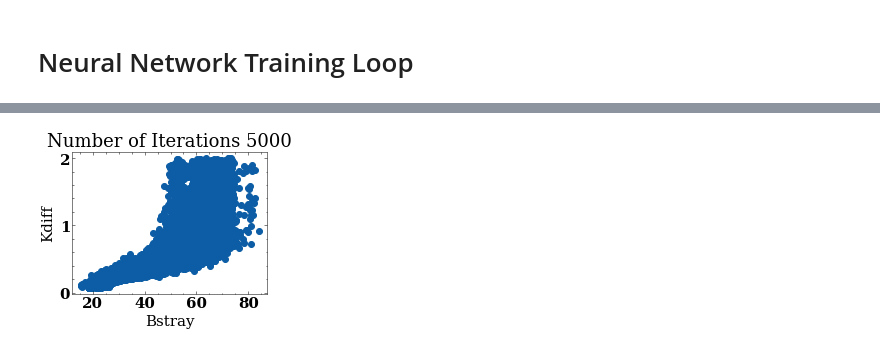
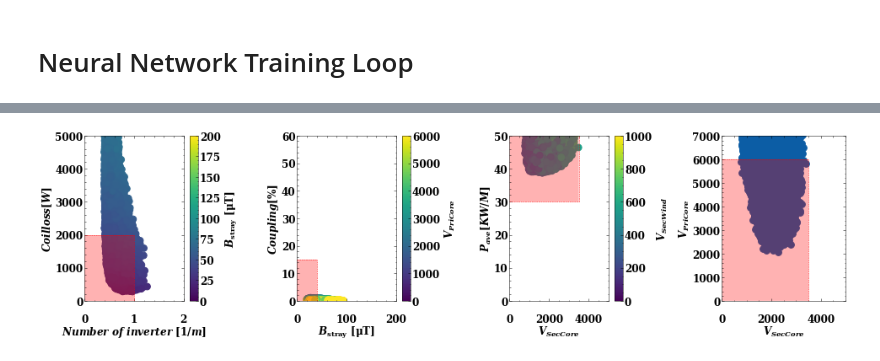
Before and after one commit to ShahidOni/Optimizer, a Jupyter notebook: optimization_eng.ipynb, the cells around one changed output, grey strips where cells are left out. Cells and saved outputs as stored; diff of their text form; code cells hidden in the pictures.

Commit message:
Graphs added

```diff
--- a/optimization_eng.ipynb
+++ b/optimization_eng.ipynb
@@ -548,11 +663,23 @@ tensor([4194.4614, 4843.8306, 3906.9897,  ..., 2615.3823, 5568.9810,
+# %%
+def accepted_solution(**kwargs):
+  kdiff = kwargs["kdiff"]
+  pave = kwargs["pave"]/1000
+  coilloss = kwargs["coilloss"]
+  bstray = kwargs["bstray"]
+  vpricore = kwargs["vpricore"]
+  vsecwind = kwargs["vsecwind"]
+  n_inv = kwargs["n_inv"]
+  vseccore = kwargs["vseccore"]
+  count = 0
+  for i in range(len(kdiff)):
+    if n_inv[i] < 1 and coilloss[i] < 2000 and bstray[i] < 40 and \
+    kdiff[i] < 50 and vseccore[i] < 1500 and pave[i] > 30000 \
+    and vpricore[i] < 6000 and vsecwind[i] < 750:
+      count += 1
+  return count
 # %% [markdown]
 # Neural Network Training Loop
 # %%
-p_front_x = []
-p_front_y = []
-pareto_bstray_points = []
-pareto_kdiff_points = []
-
 kdiffs = []
 bstrays = []
 paves = []
@@ -560,11 +687,12 @@ coil_losses = []
 vpricores = []
 number_of_inverters_list = []
 vsec_cores = []
+accepted_solutions = []
 
 i=0
 combined_losses = []
 
-for epoch in range(5001):
+for epoch in range(2001):
     # Clear old gradients in the GP model
     for param in gp_model.parameters():
         param.grad = None
@@ -602,17 +730,33 @@ for epoch in range(5001):
     # Calculate losses
     kdiff = kdiff_loss(k_parameters)
     bstray = bstray_loss(k_parameters, l_parameters, b_parameters, extra_parameters)
-
     coilloss,pave = coil_loss_and_power_average(k_parameters, l_parameters, b_parameters, extra_parameters)
 
-    if epoch%500 == 0:
-      plt.close()
-      plt.scatter(bstray.detach().cpu(), kdiff.detach().cpu())
-      plt.title("Number of Iterations " + str(epoch))
-      plt.xlabel("Bstray")
-      plt.ylabel("Kdiff")
-      plt.savefig("images/"+str(i)+".png")
-      i+=1
+    kwargs = {}
+
+    kwargs["kdiff"] = kdiff.clone().detach().cpu().numpy()
+    kwargs["pave"] = pave.clone().detach().cpu().numpy()
+    kwargs["coilloss"] = coilloss.clone().detach().cpu().numpy()
+    kwargs["bstray"] = bstray.clone().detach().cpu().numpy()
+    kwargs["vpricore"] = V_PriCore.clone().detach().cpu().numpy()
+    kwargs["vsecwind"] = V_SecWind.clone().detach().cpu().numpy()
+    kwargs["n_inv"] = new_number_of_inverters.clone().detach().cpu().numpy()
+    kwargs["vseccore"] = V_SecCore.clone().detach().cpu().numpy()
+    # print("Accepted Soluntions : ", accepted_solution(**kwargs))
+    # break
+    if epoch % 1000 == 0:
+      print("Accepted Soluntions : ", accepted_solution(**kwargs))
+      plot_(**kwargs)
+
+    # if epoch%500 == 0:
+    #   plt.close()
+    #   plt.scatter(bstray.detach().cpu(), kdiff.detach().cpu())
+    #   plt.title("Number of Iterations " + str(epoch))
+    #   plt.xlabel("Bstray")
+    #   plt.ylabel("Kdiff")
+    #   plt.savefig("images/"+str(i)+".png")
+    #   i+=1
+
     # Scale losses
     #distance = distance_from_origin(kdiff,bstray,coilloss, V_PriCore, V_SecCore, V_PriWind,V_SecWind) - distance_from_origin(pave)
 
@@ -626,35 +770,15 @@ for epoch in range(5001):
     new_number_of_inverters_ = loss_function_relu(new_number_of_inverters, 2)
     new_vsec_core = loss_function_relu(V_SecCore, 1500)
 
-
-    # total_loss = torch.sum(new_kdiff*new_bstray + new_bstray*new_coil_loss +
-    #                        new_kdiff*new_coil_loss)
-                          #  + new_kdiff*new_number_of_inverters_
-                          #  + new_number_of_inverters_*new_bstray + new_coil_loss*new_number_of_inverters_
-                          #  + new_kdiff*new_vsec_core
-                          #  + new_coil_loss * new_vsec_core
-                          #  + new_bstray * new_vsec_core
-                          #  + new_number_of_inverters_*new_vsec_core)
-
     #total_loss = torch.sum(new_kdiff + new_bstray + new_coil_loss + new_pave + new_number_of_inverters_ + new_vsec_core + new_pave)
-    total_loss = torch.sum(new_kdiff*new_bstray + new_coil_loss* + new_pave*new_number_of_inverters_ + new_vsec_core*new_pave)
-    #total_loss = -torch.sum(new_pave*new_kdiff + new_pave*new_bstray + new_pave*new_coil_loss)
-    #+ torch.sum(new_kdiff*new_bstray + new_bstray*new_coil_loss + new_kdiff*new_coil_loss)
+    total_loss = torch.sum(new_kdiff*new_bstray*V_PriCore + new_coil_loss*new_number_of_inverters_*new_bstray + new_vsec_core*new_pave*V_SecWind)
 
     # total_loss = torch.sum(new_bstray*new_coil_loss +
     #                        + new_coil_loss*new_number_of_inverters_
     #                        + new_number_of_inverters_*new_bstray)
     total_loss.backward()
     optimizer.step()
-    # Push loss through the optimizer and update the GP model
-    # try:
-    #     distance.backward()gp
-    #     optimizer.step()
-    # except Exception as e:
-    #     print(f"Error on epoch {epoch} regarding", e)
-    #     break
 
-    # Log losses and other metrics
     if epoch % 1000 == 0:
         # Store metrics for plotting or further logging
         kdiffs.append(torch.mean(kdiff).cpu().data.numpy())
@@ -696 +804 @@ Epoch: 1000
-[figure, old version]
+[figure, new version]
```
Also changed, not shown: parts of 22 cells of this notebook.
